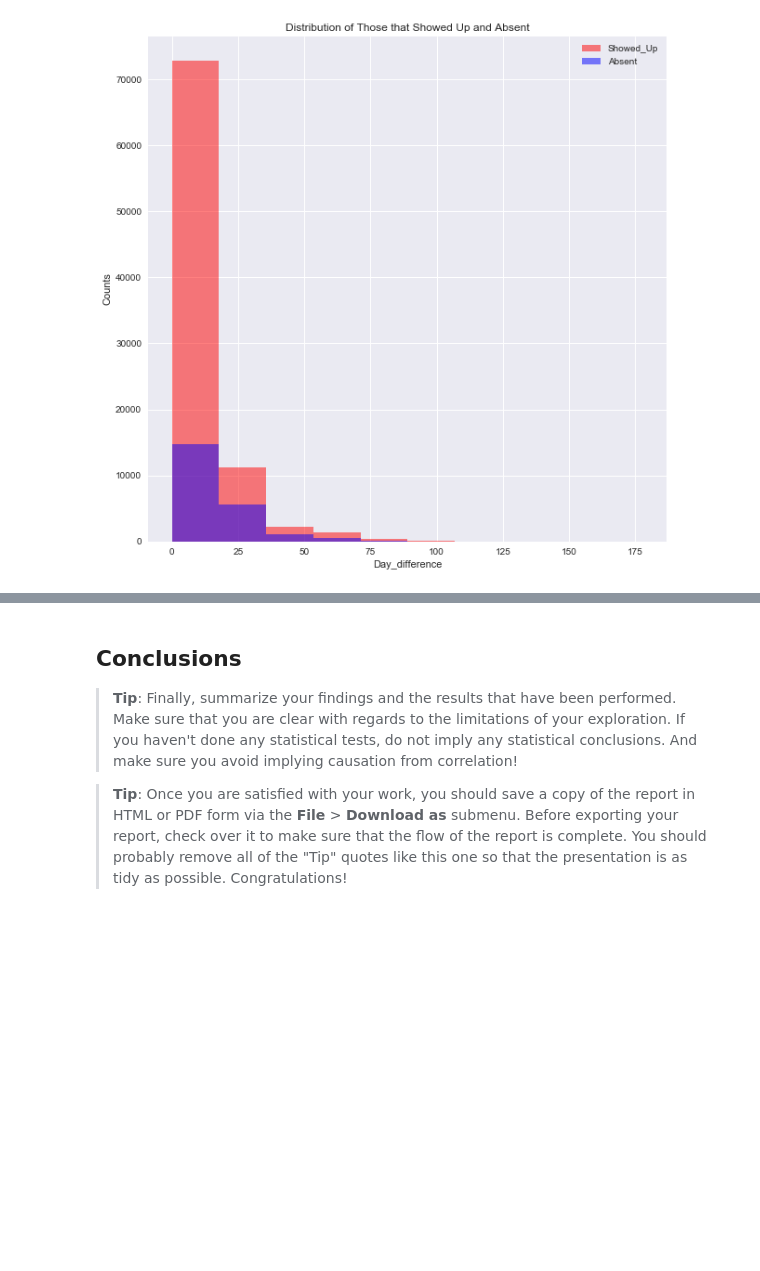
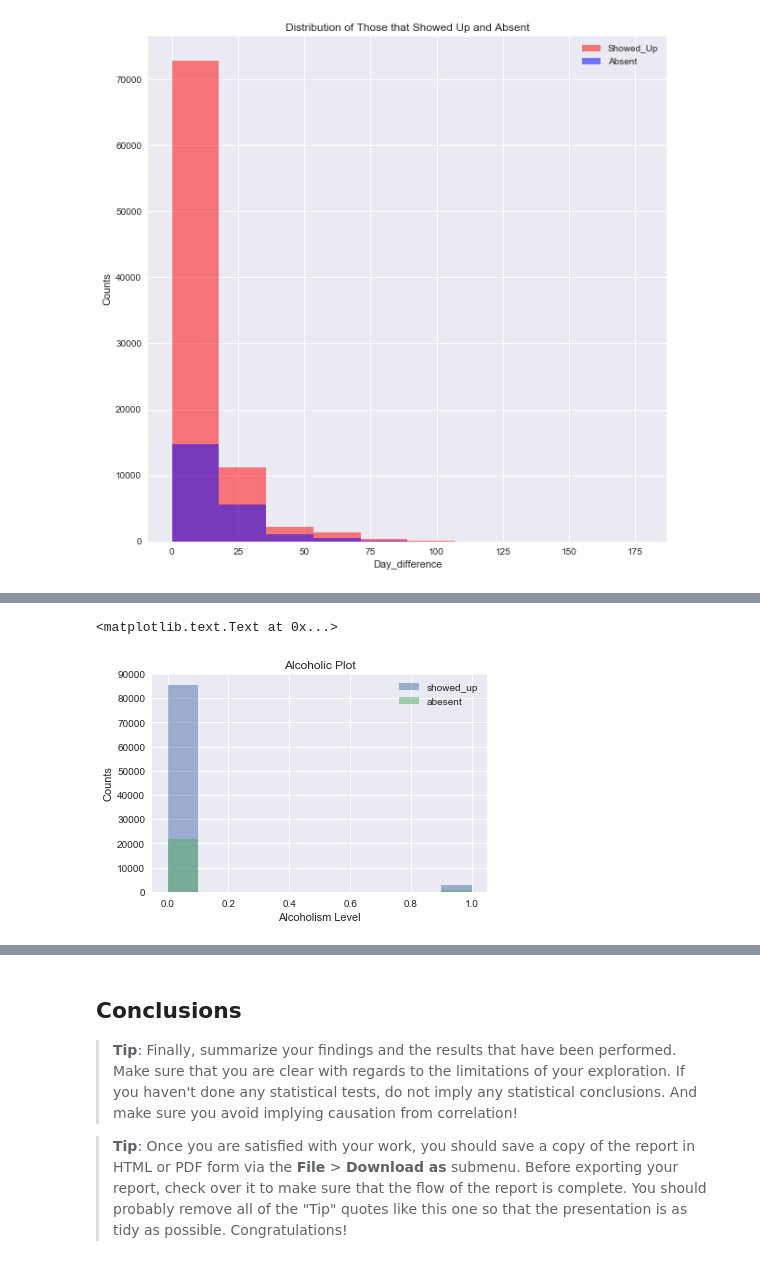
Before and after one commit to chichi012/Udacity-Project-2, a Jupyter notebook: Project2.ipynb, the cells around one changed output, grey strips where cells are left out. Saved outputs shown, nothing was run; the diff lists cells and outputs as text; code cells hidden in the pictures; blank space fills up the shorter version.

```diff
--- a/Project2.ipynb
+++ b/Project2.ipynb
@@ -640,0 +537,13 @@ Name: Age, Length: 110527, dtype: int64
+# %%
+showed_up = df.present == True
+absent = df.present == False
+# %%
+df.alcoholism[showed_up].hist(alpha=0.5,label ='showed_up')
+df.alcoholism[absent].hist(alpha=0.5,label='abesent')
+plt.legend()
+plt.xlabel('Alcoholism Level')
+plt.ylabel('Counts')
+plt.title('Alcoholic Plot')
+# %% [output]
+<matplotlib.text.Text at 0x...>
+[figure, added]
```
Also changed, not shown: parts of 49 cells of this notebook.
